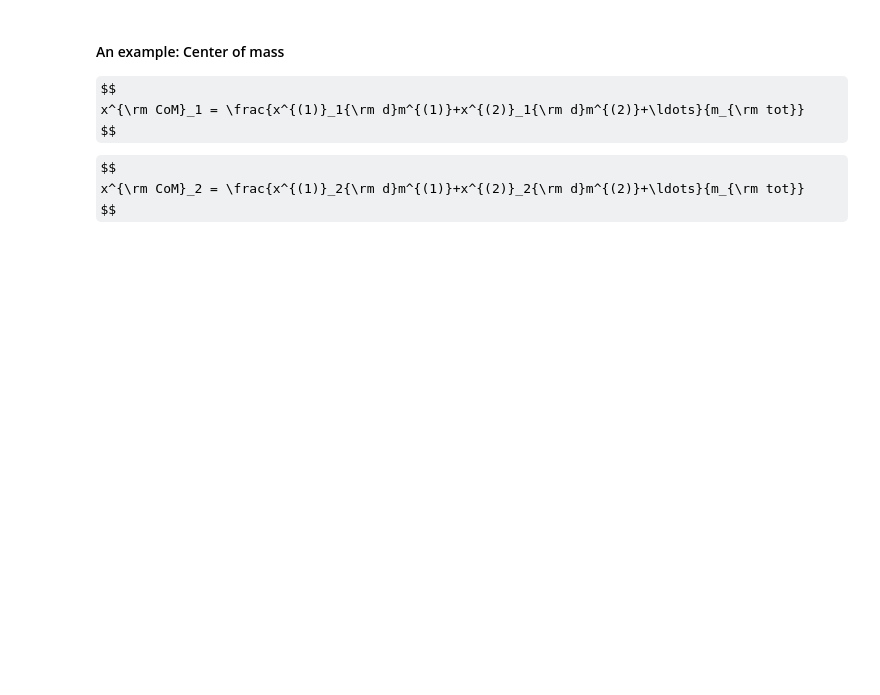
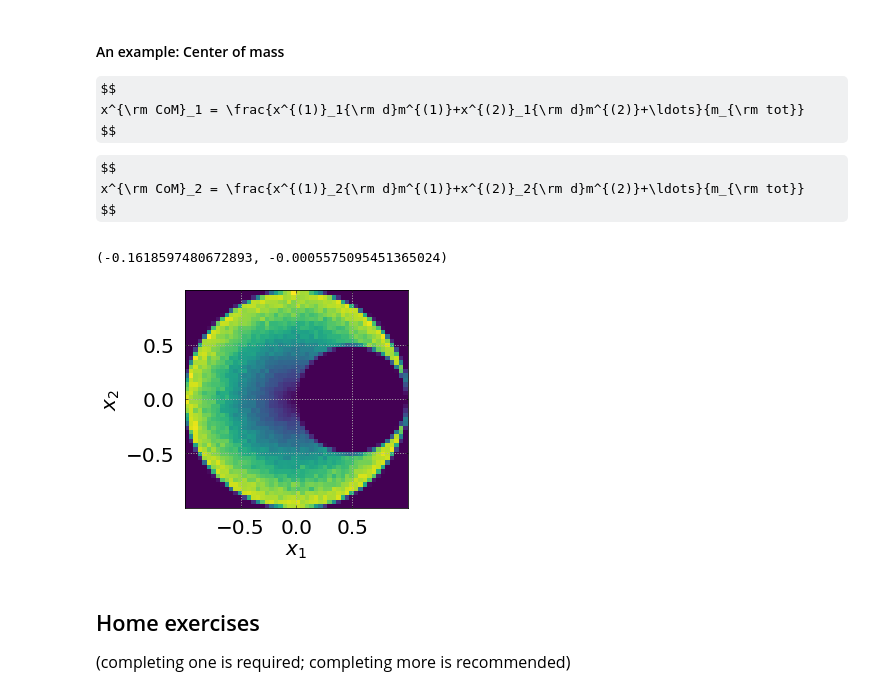
Before and after one commit to CosmoVlad/mcmc-lever, a Jupyter notebook: 2 - Sampling.ipynb, the cells around one changed output. Saved outputs shown, nothing was run; the diff lists cells and outputs as text; code cells hidden in the pictures; some formulas as TeX source; blank space fills up the shorter version.

```diff
--- a/2 - Sampling.ipynb
+++ b/2 - Sampling.ipynb
@@ -628,3 +617,40 @@ $$
 $$
 x^{\rm CoM}_2 = \frac{x^{(1)}_2{\rm d}m^{(1)}+x^{(2)}_2{\rm d}m^{(2)}+\ldots}{m_{\rm tot}}
 $$
+# %%
+init_size = 1000000
+
+phi = 2*np.pi*np.random.random(init_size)  # [0,2*np.pi]
+r_cubed = np.random.random(init_size)  # [0,1]
+
+r = r_cubed**(1./3)
+
+x1_sample = r*np.cos(phi)
+x2_sample = r*np.sin(phi)
+
+r0 = 1/2
+cond = (x1_sample - 0.5)**2 + x2_sample**2 > r0**2
+
+fig,ax = plt.subplots(ncols=1, nrows=1, figsize=(4,4))
+
+#ax.scatter(x1_sample[cond], x2_sample[cond], s=10)
+ax.hist2d(x1_sample[cond], x2_sample[cond], bins=50)
+
+
+
+ax.grid(True,linestyle=':',linewidth='1.')
+ax.xaxis.set_ticks_position('both')
+ax.yaxis.set_ticks_position('both')
+ax.tick_params('both',length=3,width=0.5,which='both',direction = 'in',pad=10)
+
+ax.set_xlabel('$x_1$')
+ax.set_ylabel('$x_2$');
+
+np.mean(x1_sample[cond]), np.mean(x2_sample[cond])
+# %% [output]
+(-0.1618597480672893, -0.0005575095451365024)
+[figure, added]
+# %% [markdown]
+## Home exercises
+
+<font size="3">(completing one is required; completing more is recommended)</font>
```
Also changed, not shown: parts of 8 cells of this notebook.
